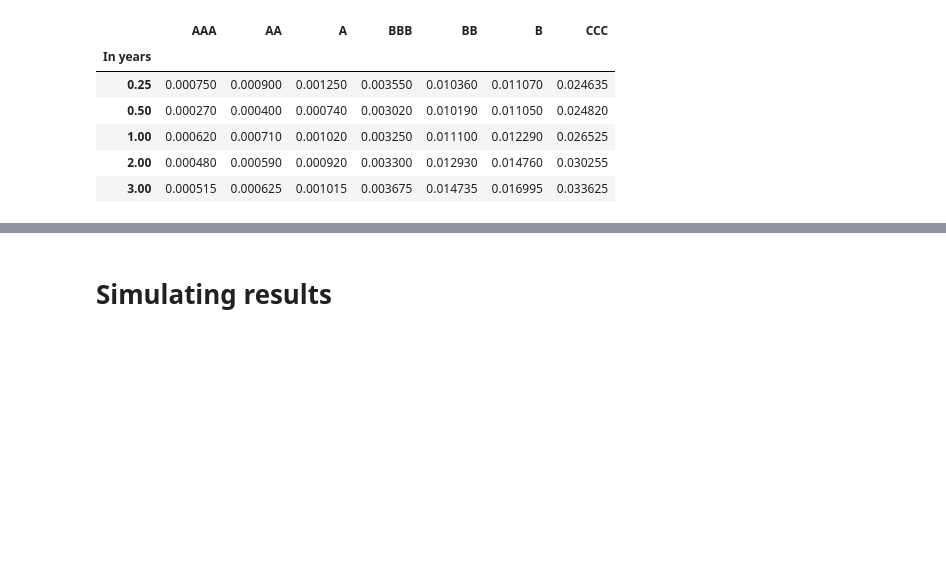
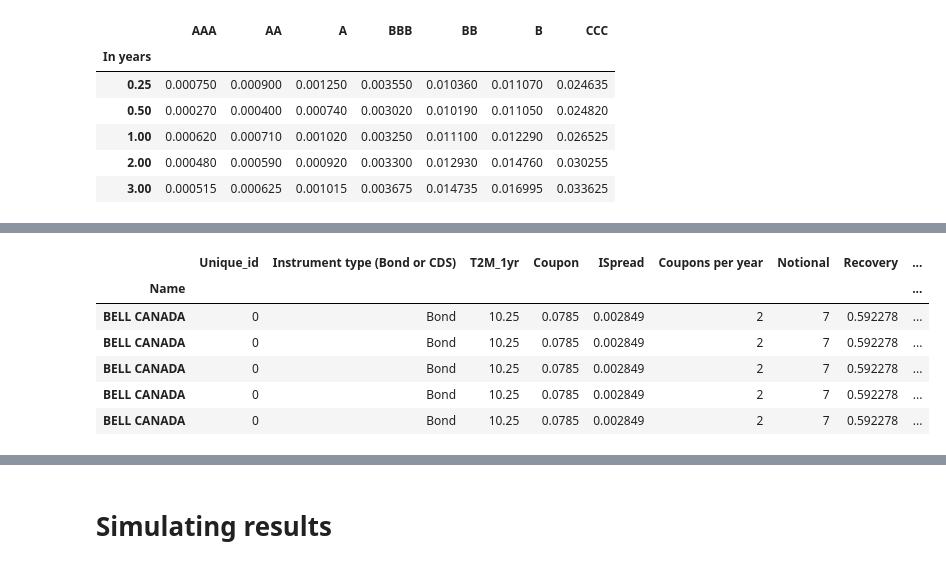
Before and after one commit to rwyung/MFM-714-Project, a Jupyter notebook: testik.ipynb, the cells around one changed output, grey strips where cells are left out. Saved outputs shown, nothing was run; the diff lists cells and outputs as text; code cells hidden in the pictures; blank space fills up the shorter version.

```diff
--- a/testik.ipynb
+++ b/testik.ipynb
@@ -346,4 +329,32 @@ temp2["Grade rate"] = temp_yc.lookup(temp2["T2M"], temp2["Issuer Rating"])
+# %%
+def find_comp_spread(port, yc):
+    """
+        find_comp_spread coonsumes a portfolio port, and yield curve 'yc' and
+        and returns the company specific spread and the ratings spread assocaited with the
+        asset.
+
+        --------- Paramaters ---------
+        port: Portfolio
+        type: pd.DataFrame
+
+        yc: Yield curve
+        type: pd.DataFrame
+        disclaimer: Ensure it has been interpolated.
+
+        Overall assumptions:
+
+        1. Coupons listed for CDS are the fixed swap rates.
+        2. In doing so for (1) our Ispreads represent the spread between Grade Rate and the coupon
+        3. THe results were most consistant and relatively properly evaluted.
+    """
+    temp = port.copy()
+    temp["Grade rate"] = yc.lookup(temp["T2M"], temp["Issuer Rating"])
+    temp["ISpread"] = np.where(temp["Instrument type (Bond or CDS)"]=="Bond",
+        temp["Yield"] - temp["Grade rate"],
+        temp["Coupon"] - temp["Grade rate"])
+    return(temp)
 # %%
+temp2 = find_comp_spread(port2,yc_1)
 temp2.head()
 # %% [output]
 |  | Instrument type (Bond or CDS) | CUSIP | Notional | Maturity Date | Coupon | Coupons per year | Price | Yield | ... |
@@ -353,5 +364,3 @@ temp2.head()
 | Atlantic Power LP | CDS | 0 | 5 | 2027-01-01 | 0.044015 | 2 | 0.000 | 0.024270 | ... |
 | Atlantic Power LP | Bond | 04878TAA5 | 7 | 2037-06-23 | 0.059500 | 2 | 90.694 | 0.069401 | ... |
 | Atlantic Power LP | CDS | 0 | 5 | 2027-01-01 | 0.045131 | 2 | 0.000 | 0.024270 | ... |
-# %%
-temp2["ISpread"] = temp2["Yield"] - temp2["Grade rate"]
@@ -384,3 +375,10 @@ def calculate_recovery(recov, Notional):
+# %%
+def calculate_recovery(recov, Notional):
+    """
+        calculate_recovery consumes a pd.series/ numpy.narray1d reprsenting the recoveries in
+        in percentages and returns a new column of the beta randomly generated recoveries.
+    """
+    return(recov* Notional)
 # %%
 def CDS_Price(N, coup, spread,t2m,ye,freq):
     D = (1/(1+ ye/freq)**(freq*t2m))
@@ -444,5 +463,16 @@ temp2.head()
 # %%
 yc_1yr = adjust_yield_curve(temp2, yc,1)
+# %%
+scenarios_2 = one_year_forward(temp2 ,trans,yc_1yr)
+scenarios_2.head()
+# %% [output]
+|  | Unique_id | Instrument type (Bond or CDS) | T2M_1yr | Coupon | ISpread | Coupons per year | Notional | Recovery | ... |
+| Name |  |  |  |  |  |  |  |  | ... |
+| BELL CANADA | 0 | Bond | 10.25 | 0.0785 | 0.002849 | 2 | 7 | 0.592278 | ... |
+| BELL CANADA | 0 | Bond | 10.25 | 0.0785 | 0.002849 | 2 | 7 | 0.592278 | ... |
+| BELL CANADA | 0 | Bond | 10.25 | 0.0785 | 0.002849 | 2 | 7 | 0.592278 | ... |
+| BELL CANADA | 0 | Bond | 10.25 | 0.0785 | 0.002849 | 2 | 7 | 0.592278 | ... |
+| BELL CANADA | 0 | Bond | 10.25 | 0.0785 | 0.002849 | 2 | 7 | 0.592278 | ... |
 # %%
 scenarios = one_year_forward(temp2 ,trans,yc_1yr)
 scenarios.head()
```
Also changed, not shown: parts of 44 cells of this notebook, 2 other files.
